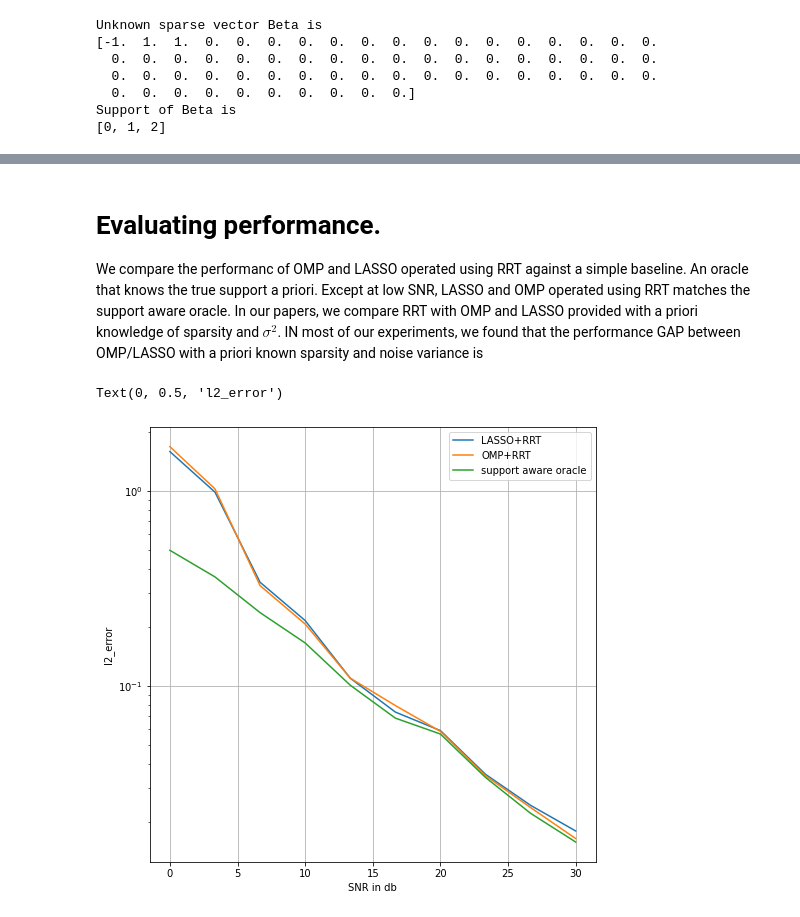
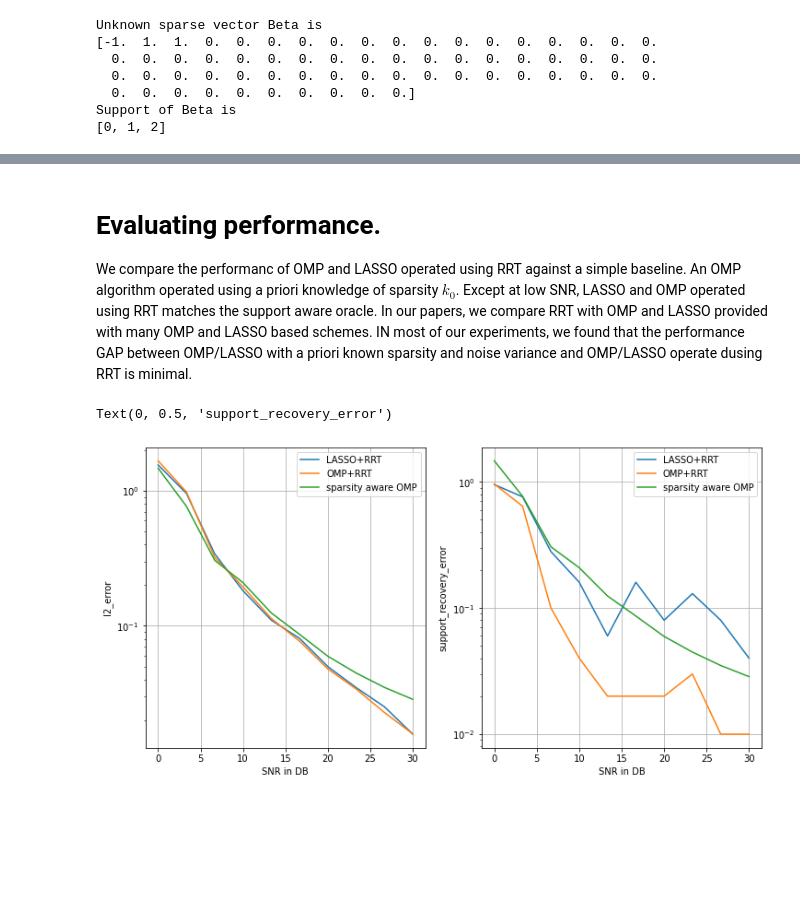
Before and after one commit to sreejithkvenugopal/Residual-Ratio-Thresholding, a Jupyter notebook: RRT_single_measurement_vector.ipynb, the cells around one changed output, grey strips where cells are left out. Drawn from its saved outputs; the diff is of its cells as text; code cells hidden in the pictures; blank space fills up the shorter version.

```diff
--- a/RRT_single_measurement_vector.ipynb
+++ b/RRT_single_measurement_vector.ipynb
@@ -110,20 +156,14 @@ Beta_estimate=smv.generate_estimate_from_support(X,Y,support=results[alpha])
 # %%
-rrt=residual_ratio_thresholding(nsamples=32,nfeatures=64,
-                                        alpha_list=[0.1,0.01,0.001],nchannels=1, group_size=1,scenario='compressed_sensing:SMV')
-
-results=rrt.estimate_support(ordered_support_estimate_sequence,res_ratio)
-results1=rrt.estimate_support(ordered_support_estimate_sequence1,res_ratio1)
+results_lasso=rrt.estimate_support(ordered_support_estimate_sequence_lasso,res_ratio_lasso)
+results_omp=rrt.estimate_support(ordered_support_estimate_sequence_omp,res_ratio_omp)
 print('True_support')
 print(support_true)
 print('Estimated_support:LASSO')
-print(results[0.1])
+print(results_lasso[0.1])
 print('Estimated_support:OMP')
-print(results1[0.1])
-Beta_est=smv.generate_estimate_from_support(X,Y,support=results[0.1])
-Beta_est1=smv.generate_estimate_from_support(X,Y,support=results1[0.1])
-
-print('Beta_true,Beta_est(LASSO+RRT),Beta_est(OMP+RRT)')
-print(np.hstack([Beta_true,Beta_est,Beta_est1]))
+print(results_omp[0.1])
+Beta_est_lasso=smv.generate_estimate_from_support(X,Y,support=results_lasso[0.1])
+Beta_est_omp=smv.generate_estimate_from_support(X,Y,support=results_omp[0.1])
 # %% [output]
 True_support
 [0, 1, 2]
@@ -145,22 +174,25 @@ Beta_true,Beta_est(LASSO+RRT),Beta_est(OMP+RRT)
 # %% [markdown]
 # Evaluating performance.
 
-We compare the performanc of OMP and LASSO operated using RRT against a simple baseline. An oracle that knows the true support a priori. Except at low SNR, LASSO and OMP operated using RRT matches the support aware oracle. In our papers, we compare RRT with OMP and LASSO provided with a priori knowledge of sparsity and $\sigma^2$. IN most of our experiments, we found that the performance GAP between OMP/LASSO with a priori known sparsity and noise variance is
+We compare the performanc of OMP and LASSO operated using RRT against a simple baseline. An OMP algorithm operated using a priori knowledge of sparsity $k_0$. Except at low SNR, LASSO and OMP operated using RRT matches the support aware oracle. In our papers, we compare RRT with OMP and LASSO provided with many OMP and LASSO based schemes.  IN most of our experiments, we found that the performance GAP between OMP/LASSO with a priori known sparsity and noise variance and OMP/LASSO operate dusing RRT is minimal.
 # %%
 SNR_db=np.linspace(0,30,10)
 L2_ERROR_LASSO=np.zeros(10); L2_ERROR_OMP=np.zeros(10);L2_ERROR_BASELINE=np.zeros(10)
+SUPPORT_ERROR_LASSO=np.zeros(10); SUPPORT_ERROR_OMP=np.zeros(10);SUPPORT_ERROR_BASELINE=np.zeros(10)
+num_iter=100; # number of montecarlo iterations for each example.
+nsamples=32;nfeatures=64;sparsity=3;
+
 smv=single_measurement_vector();
-rrt=residual_ratio_thresholding(nsamples=32,nfeatures=64,
+rrt=residual_ratio_thresholding(nsamples=nsamples,nfeatures=nfeatures,
                                         alpha_list=[0.1],nchannels=1, group_size=1,scenario='compressed_sensing:SMV')
 
-
-num_iter=100; # number of montecarlo iterations for each example.
 for s in np.arange(len(SNR_db)):
     snr_db=SNR_db[s]
     l2_error_lasso=0;l2_error_omp=0;l2_error_baseline=0;
+    support_error_lasso=0;support_error_omp=0;support_error_baseline=0;
     for num in np.arange(num_iter):
-        X,Y,Beta_true,support_true,noisevar=smv.generate_random_example(nsamples=32,nfeatures=64,
-                                                                        sparsity=3,SNR_db=snr_db)
+        X,Y,Beta_true,support_true,noisevar=smv.generate_random_example(nsamples=nsamples,nfeatures=nfeatures,
+                                                                        sparsity=sparsity,SNR_db=snr_db)
         res_ratio_lasso,ordered_support_estimate_sequence_lasso=smv.generate_residual_ratios(X,Y,'LASSO')
         res_ratio_omp,ordered_support_estimate_sequence_omp=smv.generate_residual_ratios(X,Y,'OMP')
         results_lasso=rrt.estimate_support(ordered_support_estimate_sequence_lasso,res_ratio_lasso)
@@ -169,27 +201,39 @@ for s in np.arange(len(SNR_db)):
         Beta_est_omp=smv.generate_estimate_from_support(X,Y,support=results_omp[0.1])
         support_error,l2_error=smv.compute_error(support_true=support_true,support_estimate=results_lasso[0.1],
                                                  Beta_true=Beta_true,Beta_estimate=Beta_est_lasso)
-        l2_error_lasso+=l2_error
+        l2_error_lasso+=l2_error;support_error_lasso+=support_error
 
         support_error,l2_error=smv.compute_error(support_true=support_true,support_estimate=results_omp[0.1],
                                                  Beta_true=Beta_true,Beta_estimate=Beta_est_omp)
-        l2_error_omp+=l2_error
+        l2_error_omp+=l2_error;support_error_omp+=support_error
 
-        Beta_est_baseline=smv.generate_estimate_from_support(X,Y,support=support_true)
-        support_error,l2_error=smv.compute_error(support_true=support_true,support_estimate=support_true,
+        support_estimate_baseline,Beta_est_baseline=smv.OMP_prior_sparsity(X,Y,sparsity=len(support_true))
+        support_error,l2_error=smv.compute_error(support_true=support_true,support_estimate=support_estimate_baseline,
                                                  Beta_true=Beta_true,Beta_estimate=Beta_est_baseline)
-        l2_error_baseline+=l2_error
+        l2_error_baseline+=l2_error;support_error_baseline+=support_error;
 
     L2_ERROR_LASSO[s]=l2_error_lasso/num_iter;L2_ERROR_OMP[s]=l2_error_omp/num_iter;L2_ERROR_BASELINE[s]=l2_error_baseline/num_iter
-
-plt.figure(figsize=(8,8))
-plt.semilogy(SNR_db,L2_ERROR_LASSO,label='LASSO+RRT')
-plt.semilogy(SNR_db,L2_ERROR_OMP,label='OMP+RRT')
-plt.semilogy(SNR_db,L2_ERROR_BASELINE,label='support aware oracle')
-plt.grid()
-plt.legend()
-plt.xlabel('SNR in db')
-plt.ylabel('l2_error')
+    SUPPORT_ERROR_LASSO[s]=support_error_lasso/num_iter;SUPPORT_ERROR_OMP[s]=support_error_omp/num_iter;
+    SUPPORT_ERROR_BASELINE[s]=support_error_baseline/num_iter
-# %% [output]
-Text(0, 0.5, 'l2_error')
-[figure, removed]
+# %%
+plt.figure(figsize=(12,6))
+plt.subplot(1,2,1)
+plt.semilogy(SNR_db,L2_ERROR_LASSO,label='LASSO+RRT')
+plt.semilogy(SNR_db,L2_ERROR_OMP,label='OMP+RRT')
+plt.semilogy(SNR_db,L2_ERROR_BASELINE,label='sparsity aware OMP')
+plt.grid()
+plt.legend()
+plt.xlabel('SNR in DB')
+plt.ylabel('l2_error')
+
+plt.subplot(1,2,2)
+plt.semilogy(SNR_db,SUPPORT_ERROR_LASSO,label='LASSO+RRT')
+plt.semilogy(SNR_db,SUPPORT_ERROR_OMP,label='OMP+RRT')
+plt.semilogy(SNR_db,L2_ERROR_BASELINE,label='sparsity aware OMP')
+plt.grid()
+plt.legend()
+plt.xlabel('SNR in DB')
+plt.ylabel('support_recovery_error')
+# %% [output]
+Text(0, 0.5, 'support_recovery_error')
+[figure, added]
```
Also changed, not shown: parts of 17 cells of this notebook, 1 other file.
